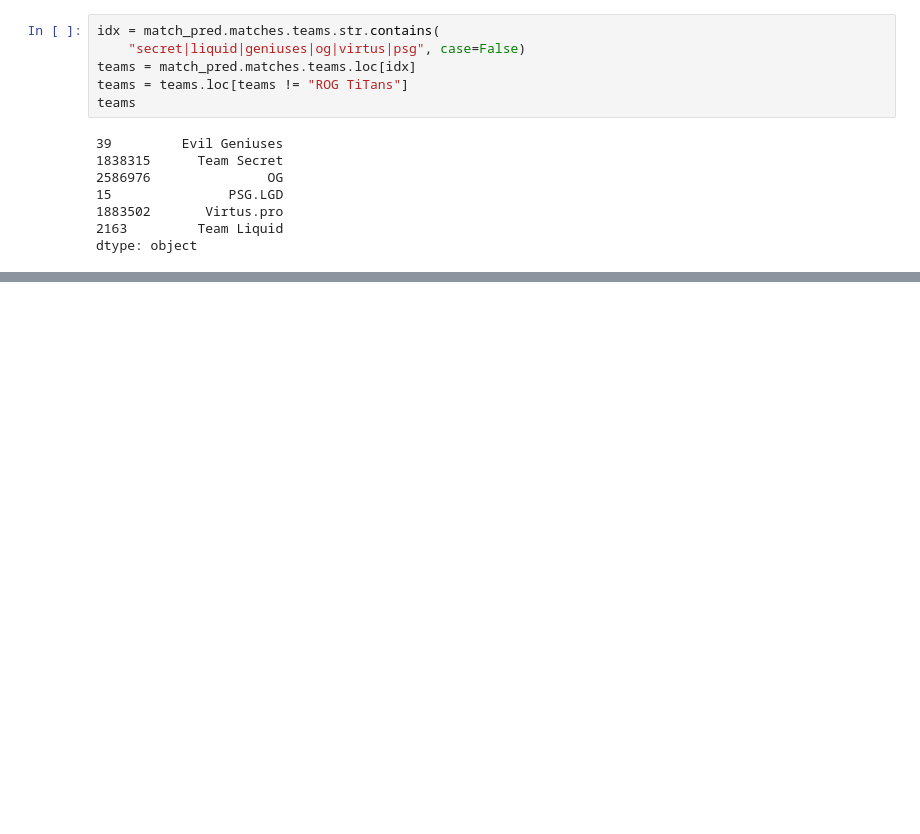
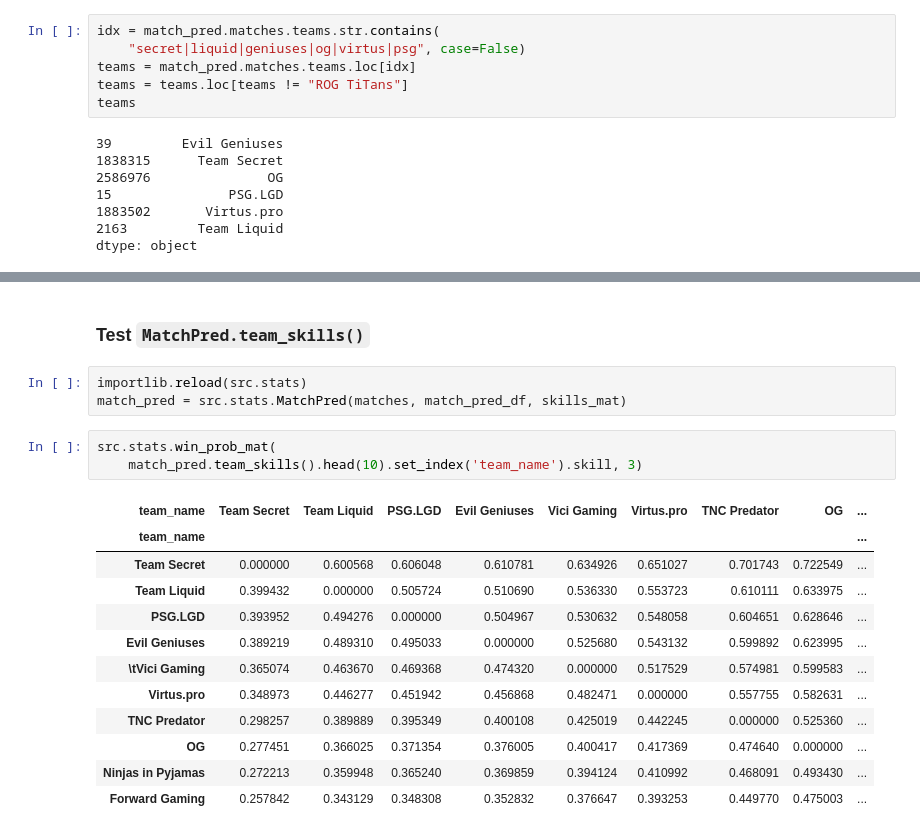
Before and after one commit to yl3/dota2, a Jupyter notebook: notebooks/13-initial_exploration_of_predictions.20190809.ipynb, the cells around one changed output, grey strips where cells are left out. Saved outputs shown, nothing was run; the diff lists cells and outputs as text; blank space fills up the shorter version.

```diff
--- a/notebooks/13-initial_exploration_of_predictions.20190809.ipynb
+++ b/notebooks/13-initial_exploration_of_predictions.20190809.ipynb
@@ -379,0 +573,21 @@ Name: 4254998044, dtype: float64
+# %% [markdown]
+### Test `MatchPred.team_skills()`
+# %%
+importlib.reload(src.stats)
+match_pred = src.stats.MatchPred(matches, match_pred_df, skills_mat)
+# %%
+src.stats.win_prob_mat(
+    match_pred.team_skills().head(10).set_index('team_name').skill, 3)
+# %% [output]
+| team_name | Team Secret | Team Liquid | PSG.LGD | Evil Geniuses | Vici Gaming | Virtus.pro | TNC Predator | OG | ... |
+| team_name |  |  |  |  |  |  |  |  | ... |
+| Team Secret | 0.000000 | 0.600568 | 0.606048 | 0.610781 | 0.634926 | 0.651027 | 0.701743 | 0.722549 | ... |
+| Team Liquid | 0.399432 | 0.000000 | 0.505724 | 0.510690 | 0.536330 | 0.553723 | 0.610111 | 0.633975 | ... |
+| PSG.LGD | 0.393952 | 0.494276 | 0.000000 | 0.504967 | 0.530632 | 0.548058 | 0.604651 | 0.628646 | ... |
+| Evil Geniuses | 0.389219 | 0.489310 | 0.495033 | 0.000000 | 0.525680 | 0.543132 | 0.599892 | 0.623995 | ... |
+| \tVici Gaming | 0.365074 | 0.463670 | 0.469368 | 0.474320 | 0.000000 | 0.517529 | 0.574981 | 0.599583 | ... |
+| Virtus.pro | 0.348973 | 0.446277 | 0.451942 | 0.456868 | 0.482471 | 0.000000 | 0.557755 | 0.582631 | ... |
+| TNC Predator | 0.298257 | 0.389889 | 0.395349 | 0.400108 | 0.425019 | 0.442245 | 0.000000 | 0.525360 | ... |
+| OG | 0.277451 | 0.366025 | 0.371354 | 0.376005 | 0.400417 | 0.417369 | 0.474640 | 0.000000 | ... |
+| Ninjas in Pyjamas | 0.272213 | 0.359948 | 0.365240 | 0.369859 | 0.394124 | 0.410992 | 0.468091 | 0.493430 | ... |
+| Forward Gaming | 0.257842 | 0.343129 | 0.348308 | 0.352832 | 0.376647 | 0.393253 | 0.449770 | 0.475003 | ... |
```
Also changed, not shown: parts of 12 cells of this notebook, 2 other files.
